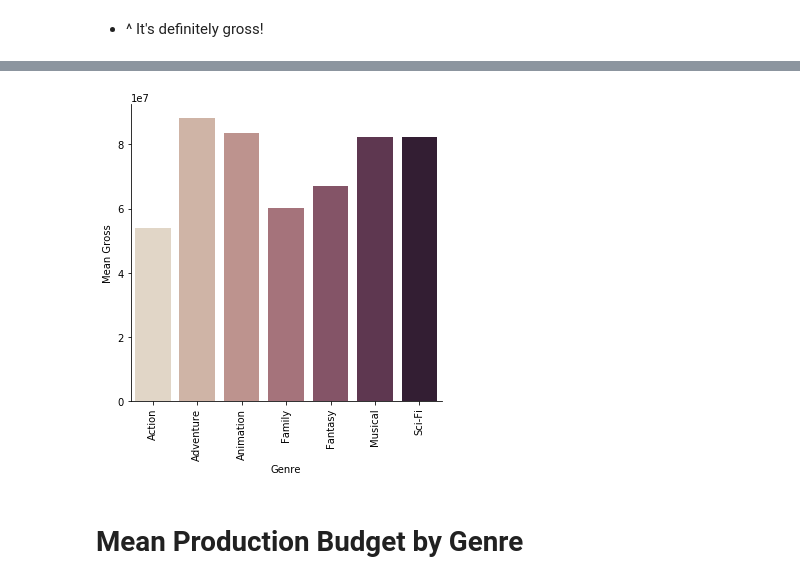
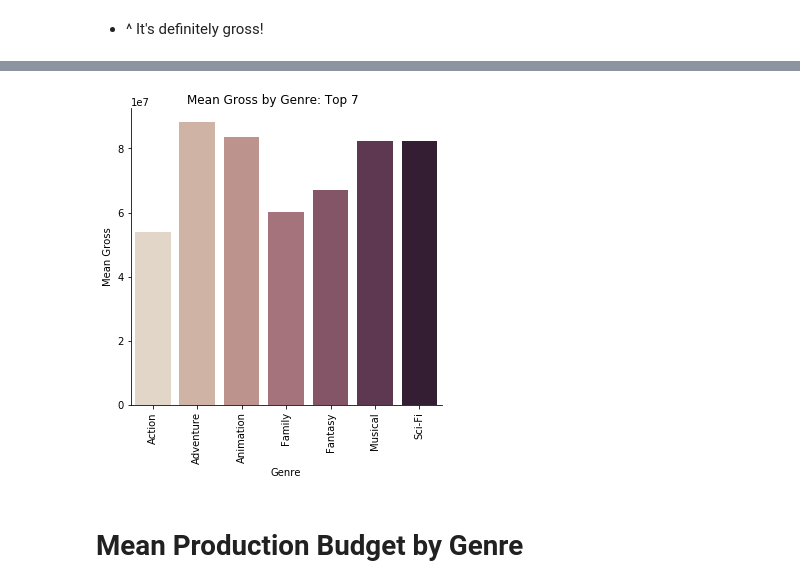
Before and after one commit to kailakay/dsc-mod-1-project-v2-1-onl01-dtsc-ft-041320, a Jupyter notebook: Plotting Genre Finance Info.ipynb, the cells around one changed output, grey strips where cells are left out. Cells and saved outputs as stored; diff of their text form; code cells hidden in the pictures.

```diff
--- a/Plotting Genre Finance Info.ipynb
+++ b/Plotting Genre Finance Info.ipynb
@@ -182,9 +172,10 @@ top5GrossingGenres = grossData.loc[grossData['Mean Gross'] >= grossData['Mean Gr
 # %%
 g = sns.catplot(x="Genre", y="Mean Gross", kind="bar", palette =("ch:.25"), data= top7GrossingGenres);
 g.set_xticklabels(rotation = 90)
+g.fig.suptitle('Mean Gross by Genre: Top 7')
 plt.show()
 # %% [output]
-[figure, old version]
+[figure, new version]
 # %% [markdown]
 # Mean Production Budget by Genre
 # %%
```
Also changed, not shown: parts of 17 cells of this notebook, 3 other files.
